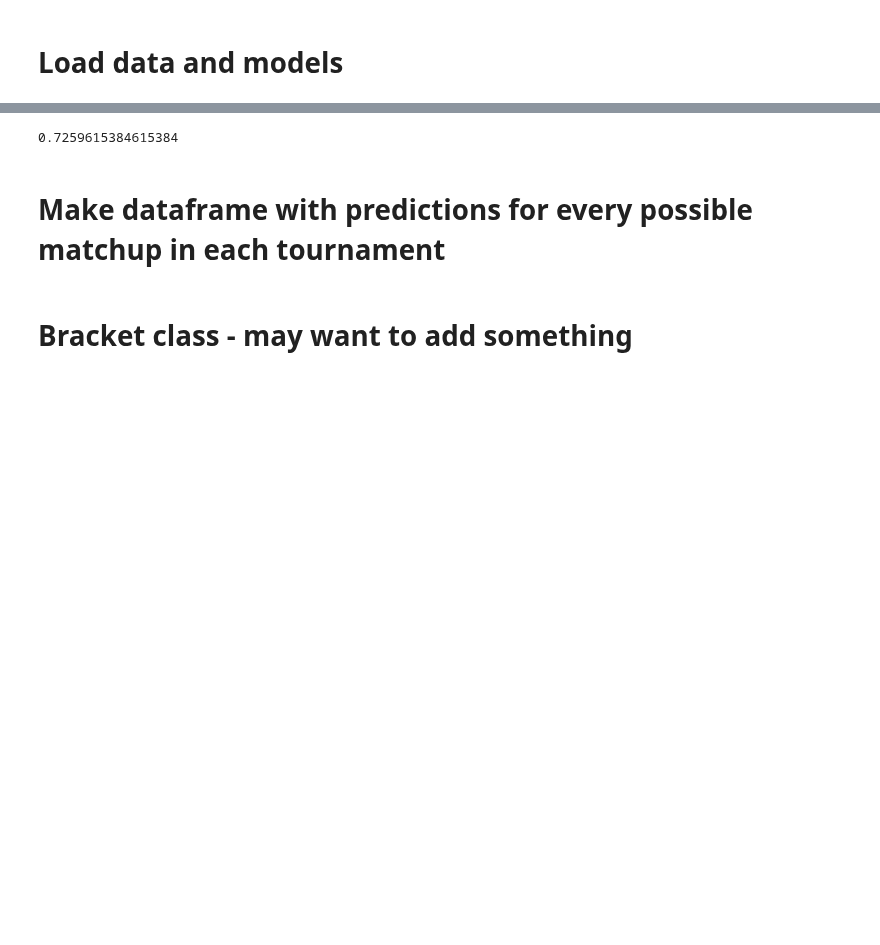
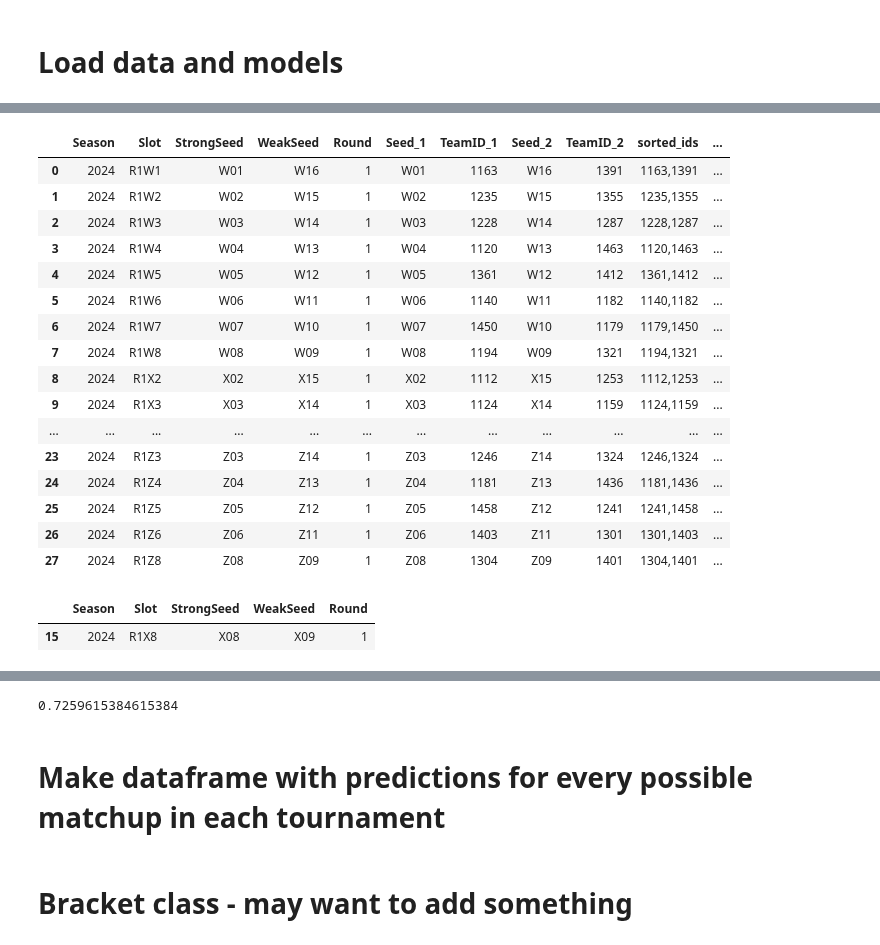
Before and after one commit to dylanfarrell/march-madness-bracket-prediction, a Jupyter notebook: bracket_maker/bracket_maker.ipynb, the cells around one changed output, grey strips where cells are left out. Cells and saved outputs as stored; diff of their text form; code cells hidden in the pictures; blank space fills up the shorter version.

```diff
--- a/bracket_maker.ipynb
+++ b/bracket_maker/bracket_maker.ipynb
@@ -14,7 +14,7 @@ import joblib
 rng = default_rng()
 # %%
 # Read in the kaggle data
-seeds = pd.read_csv("data/2023/kaggle_data/MNCAATourneySeeds.csv",dtype={'TeamID':str})
-slots = pd.read_csv("data/2023/kaggle_data/MNCAATourneySlots.csv")
-games = pd.read_csv("data/2023/kaggle_data/MNCAATourneyCompactResults.csv",dtype={'WTeamID':str,'LTeamID':str})
-teams = pd.read_csv("data/2023/kaggle_data/MTeams.csv",dtype={'TeamID':str})
+seeds = pd.read_csv("data/2024/kaggle_data/MNCAATourneySeeds.csv",dtype={'TeamID':str})
+slots = pd.read_csv("data/2024/kaggle_data/MNCAATourneySlots.csv")
+games = pd.read_csv("data/2024/kaggle_data/MNCAATourneyCompactResults.csv",dtype={'WTeamID':str,'LTeamID':str})
+teams = pd.read_csv("data/2024/kaggle_data/MTeams.csv",dtype={'TeamID':str})
@@ -24,0 +72,31 @@ pred_df = pd.read_csv('data/2023/bracket_data/bracket_data.csv',dtype={'TeamID_1
+# %%
+slots = slots[slots['Season']==2024].copy()
+# %%
+slots['Round'] = slots['Slot'].apply(lambda x:  int(x[1]) if x[0] == 'R' else 0)
+# %%
+r1 = slots[slots['Round']==1].copy().reset_index(drop=True)
+# %%
+r1.head(50)
+# %% [output]
+|  | Season | Slot | StrongSeed | WeakSeed | Round | Seed_1 | TeamID_1 | Seed_2 | TeamID_2 | sorted_ids | ... |
+| 0 | 2024 | R1W1 | W01 | W16 | 1 | W01 | 1163 | W16 | 1391 | 1163,1391 | ... |
+| 1 | 2024 | R1W2 | W02 | W15 | 1 | W02 | 1235 | W15 | 1355 | 1235,1355 | ... |
+| 2 | 2024 | R1W3 | W03 | W14 | 1 | W03 | 1228 | W14 | 1287 | 1228,1287 | ... |
+| 3 | 2024 | R1W4 | W04 | W13 | 1 | W04 | 1120 | W13 | 1463 | 1120,1463 | ... |
+| 4 | 2024 | R1W5 | W05 | W12 | 1 | W05 | 1361 | W12 | 1412 | 1361,1412 | ... |
+| 5 | 2024 | R1W6 | W06 | W11 | 1 | W06 | 1140 | W11 | 1182 | 1140,1182 | ... |
+| 6 | 2024 | R1W7 | W07 | W10 | 1 | W07 | 1450 | W10 | 1179 | 1179,1450 | ... |
+| 7 | 2024 | R1W8 | W08 | W09 | 1 | W08 | 1194 | W09 | 1321 | 1194,1321 | ... |
+| 8 | 2024 | R1X2 | X02 | X15 | 1 | X02 | 1112 | X15 | 1253 | 1112,1253 | ... |
+| 9 | 2024 | R1X3 | X03 | X14 | 1 | X03 | 1124 | X14 | 1159 | 1124,1159 | ... |
+| ... | ... | ... | ... | ... | ... | ... | ... | ... | ... | ... | ... |
+| 23 | 2024 | R1Z3 | Z03 | Z14 | 1 | Z03 | 1246 | Z14 | 1324 | 1246,1324 | ... |
+| 24 | 2024 | R1Z4 | Z04 | Z13 | 1 | Z04 | 1181 | Z13 | 1436 | 1181,1436 | ... |
+| 25 | 2024 | R1Z5 | Z05 | Z12 | 1 | Z05 | 1458 | Z12 | 1241 | 1241,1458 | ... |
+| 26 | 2024 | R1Z6 | Z06 | Z11 | 1 | Z06 | 1403 | Z11 | 1301 | 1301,1403 | ... |
+| 27 | 2024 | R1Z8 | Z08 | Z09 | 1 | Z08 | 1304 | Z09 | 1401 | 1304,1401 | ... |
+# %%
+r1[r1['Slot']=='R1X8']
+# %% [output]
+|  | Season | Slot | StrongSeed | WeakSeed | Round |
+| 15 | 2024 | R1X8 | X08 | X09 | 1 |
```
Also changed, not shown: parts of 20 cells of this notebook, 13 other files.
